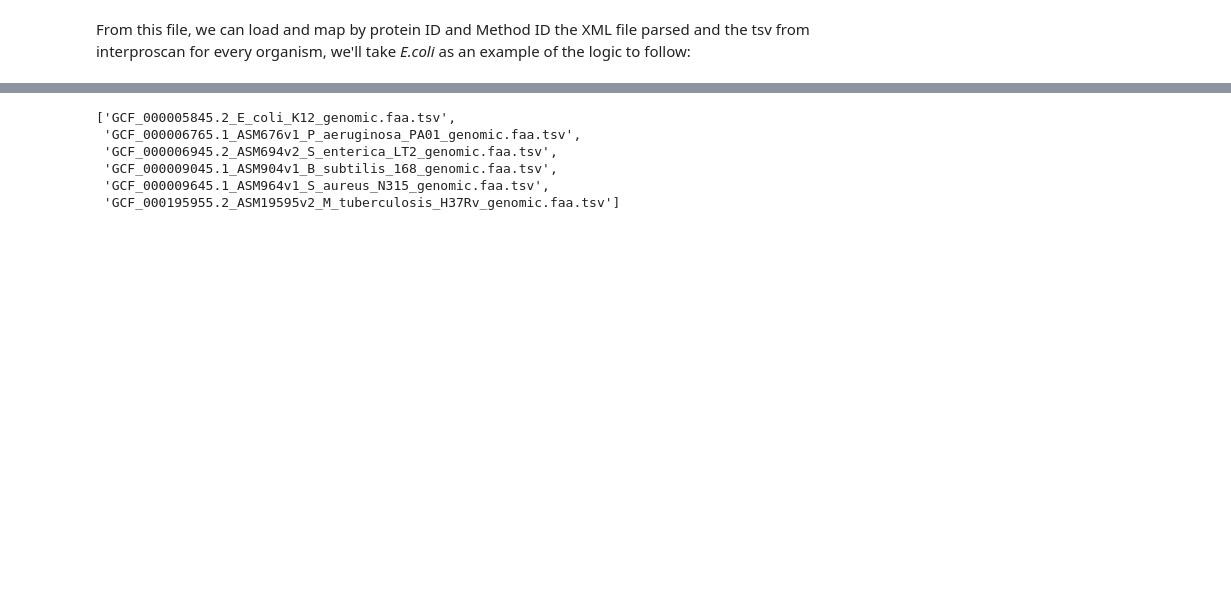
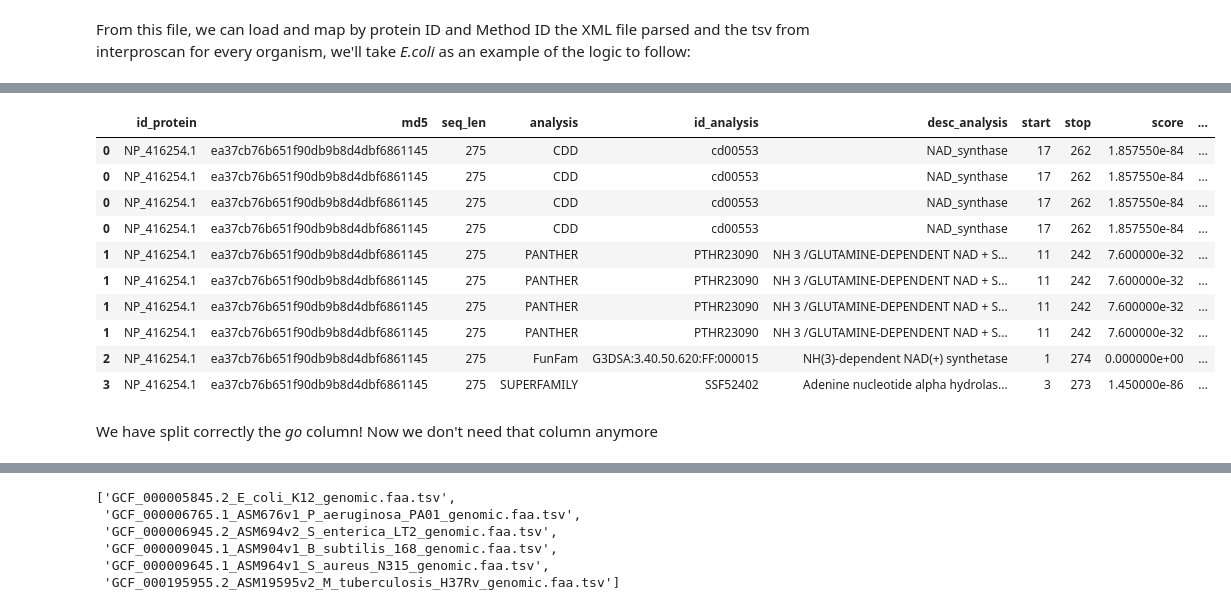
Before and after one commit to Luis-Alat/Functional-Protein-Exploration, a Jupyter notebook: 00_PreprocessingInterpro.ipynb, the cells around one changed output, grey strips where cells are left out. Saved outputs shown, nothing was run; the diff lists cells and outputs as text; code cells hidden in the pictures; blank space fills up the shorter version.

```diff
--- a/00_PreprocessingInterpro.ipynb
+++ b/00_PreprocessingInterpro.ipynb
@@ -204,22 +241,14 @@ From this file, we can load and map by protein ID and Method ID the XML file par
 path_interpro_parsed = "InterproParsedXML/"
 
 xml_parsed_df = pd.read_csv(os.path.join(path_interpro_parsed,"GCF_000005845.2_E_coli_K12_genomic.faa.xml.tsv"),
-                            header=None,
                             sep="\t")
 
 tsv_df = pd.read_csv(os.path.join(path_interpro_results, "GCF_000005845.2_E_coli_K12_genomic.faa.tsv"),
-                     header=None,
-                     sep="\t")
+                     sep="\t", )
+
+# Replacing null values (NULL_type and score - in both df) by np.NaN
+for col in xml_parsed_df:
+    xml_parsed_df[col] = xml_parsed_df[col].replace("NULL_TYPE", np.NaN)
+
+for col in tsv_df:
+    tsv_df[col] = tsv_df[col].replace("-", np.NaN)
-# %%
-# Creating an index based on protein ID (column 0) and method ID (column 4).
-# This index will be shared between the two dataframes to cross the information later
-
-tsv_df["mul_index"] = tsv_df[0] + "\t" + tsv_df[4]
-
-# Replacing NULL values (score -) by np.NaN
-for col in tsv_df:
-    tsv_df[col] = tsv_df[col].replace("-", np.NaN)
-
-# Replacing the NULL values ("NULL_TYPE") by np.NaN
-xml_parsed_df[2] = xml_parsed_df[2].replace("NULL_TYPE", np.NaN)
-xml_parsed_df["mul_index"] = xml_parsed_df[0] + "\t" + xml_parsed_df[1]
@@ -343,0 +317,30 @@ full_df.head(5)
+# %%
+# Convert the GO terms found into a dataframe of multiples columns depending of the number of GO terms
+go_tsv = tsv_df["go"].str.split("|").apply(pd.Series)
+
+# "Merge" all the columns from the same index into multiples rows of one colum
+go_tsv = go_tsv.copy().T
+go_tsv_long = go_tsv.melt(var_name="index_tmp", value_name="id_go").drop_duplicates()
+
+# Masking to remove duplicated index with np.NaN value
+mask = ~(go_tsv_long["index_tmp"].duplicated(keep=False) & go_tsv_long["id_go"].isna())
+go_tsv_long = go_tsv_long[mask].copy().set_index("index_tmp")
+
+# Left join with the original table
+tsv_df = tsv_df.merge(go_tsv_long, how="left", right_index=True, left_index=True).copy()
+# %%
+tsv_df.head(10)
+# %% [output]
+|  | id_protein | md5 | seq_len | analysis | id_analysis | desc_analysis | start | stop | score | ... |
+| 0 | NP_416254.1 | ea37cb76b651f90db9b8d4dbf6861145 | 275 | CDD | cd00553 | NAD_synthase | 17 | 262 | 1.857550e-84 | ... |
+| 0 | NP_416254.1 | ea37cb76b651f90db9b8d4dbf6861145 | 275 | CDD | cd00553 | NAD_synthase | 17 | 262 | 1.857550e-84 | ... |
+| 0 | NP_416254.1 | ea37cb76b651f90db9b8d4dbf6861145 | 275 | CDD | cd00553 | NAD_synthase | 17 | 262 | 1.857550e-84 | ... |
+| 0 | NP_416254.1 | ea37cb76b651f90db9b8d4dbf6861145 | 275 | CDD | cd00553 | NAD_synthase | 17 | 262 | 1.857550e-84 | ... |
+| 1 | NP_416254.1 | ea37cb76b651f90db9b8d4dbf6861145 | 275 | PANTHER | PTHR23090 | NH 3 /GLUTAMINE-DEPENDENT NAD + S... | 11 | 242 | 7.600000e-32 | ... |
+| 1 | NP_416254.1 | ea37cb76b651f90db9b8d4dbf6861145 | 275 | PANTHER | PTHR23090 | NH 3 /GLUTAMINE-DEPENDENT NAD + S... | 11 | 242 | 7.600000e-32 | ... |
+| 1 | NP_416254.1 | ea37cb76b651f90db9b8d4dbf6861145 | 275 | PANTHER | PTHR23090 | NH 3 /GLUTAMINE-DEPENDENT NAD + S... | 11 | 242 | 7.600000e-32 | ... |
+| 1 | NP_416254.1 | ea37cb76b651f90db9b8d4dbf6861145 | 275 | PANTHER | PTHR23090 | NH 3 /GLUTAMINE-DEPENDENT NAD + S... | 11 | 242 | 7.600000e-32 | ... |
+| 2 | NP_416254.1 | ea37cb76b651f90db9b8d4dbf6861145 | 275 | FunFam | G3DSA:3.40.50.620:FF:000015 | NH(3)-dependent NAD(+) synthetase | 1 | 274 | 0.000000e+00 | ... |
+| 3 | NP_416254.1 | ea37cb76b651f90db9b8d4dbf6861145 | 275 | SUPERFAMILY | SSF52402 | Adenine nucleotide alpha hydrolas... | 3 | 273 | 1.450000e-86 | ... |
+# %% [markdown]
+We have split correctly the *go* column! Now we don't need that column anymore
```
Also changed, not shown: parts of 32 cells of this notebook, 19 other files.
